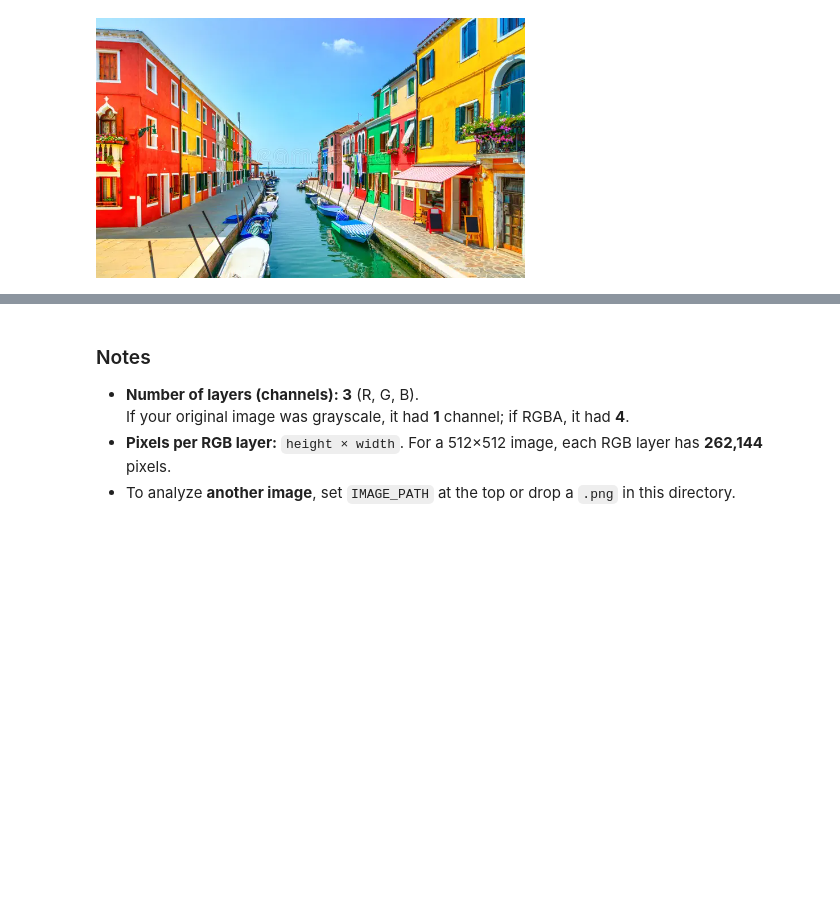
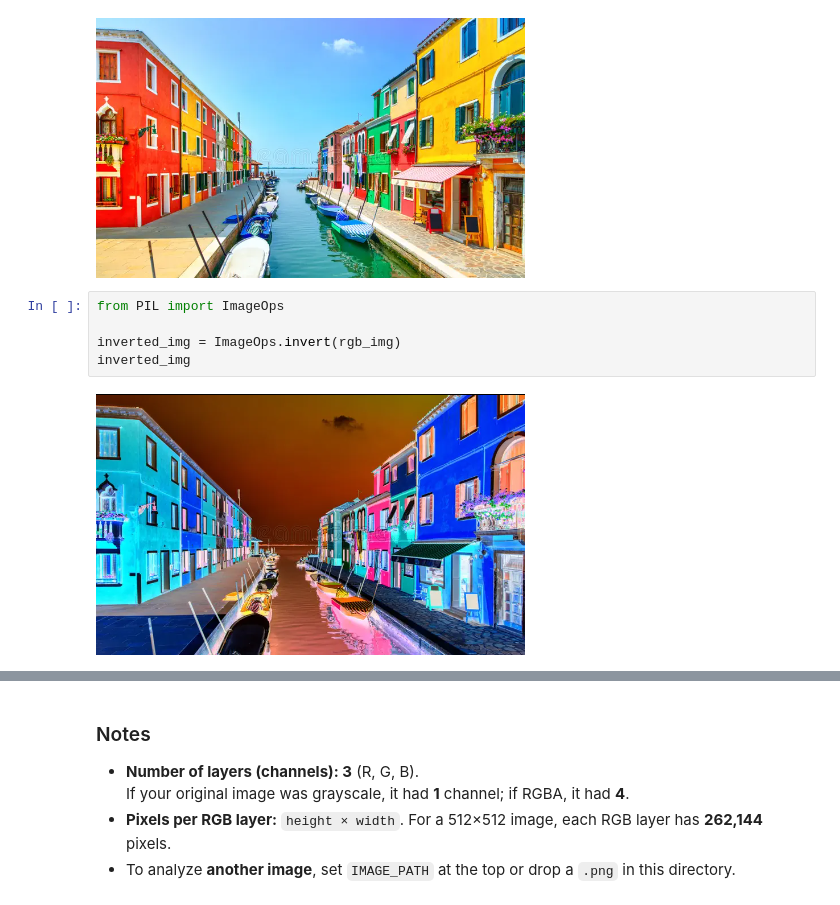
Before and after one commit to CNUClasses/471_code, a Jupyter notebook: week5/rgb_layers_local_png.ipynb, the cells around one changed output, grey strips where cells are left out. Drawn from its saved outputs; the diff is of its cells as text; blank space fills up the shorter version.

```diff
--- a/week5/rgb_layers_local_png.ipynb
+++ b/week5/rgb_layers_local_png.ipynb
@@ -152,3 +163,10 @@ plt.show()
 pil_img
 # %% [output]
 [figure]
+# %%
+from PIL import ImageOps
+
+inverted_img = ImageOps.invert(rgb_img)
+inverted_img
+# %% [output]
+[figure, added]
```
Also changed, not shown: parts of 4 cells of this notebook, 5 other files.
